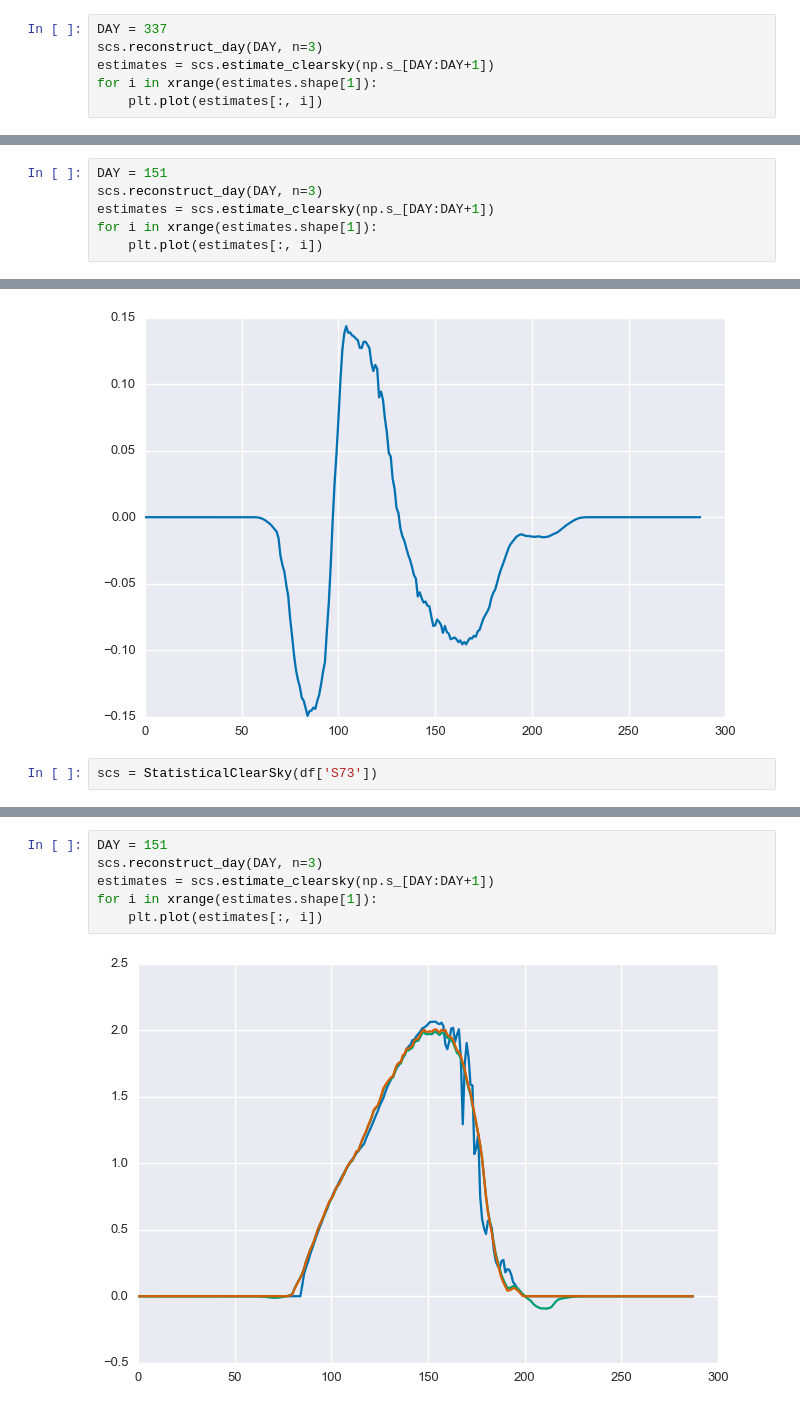
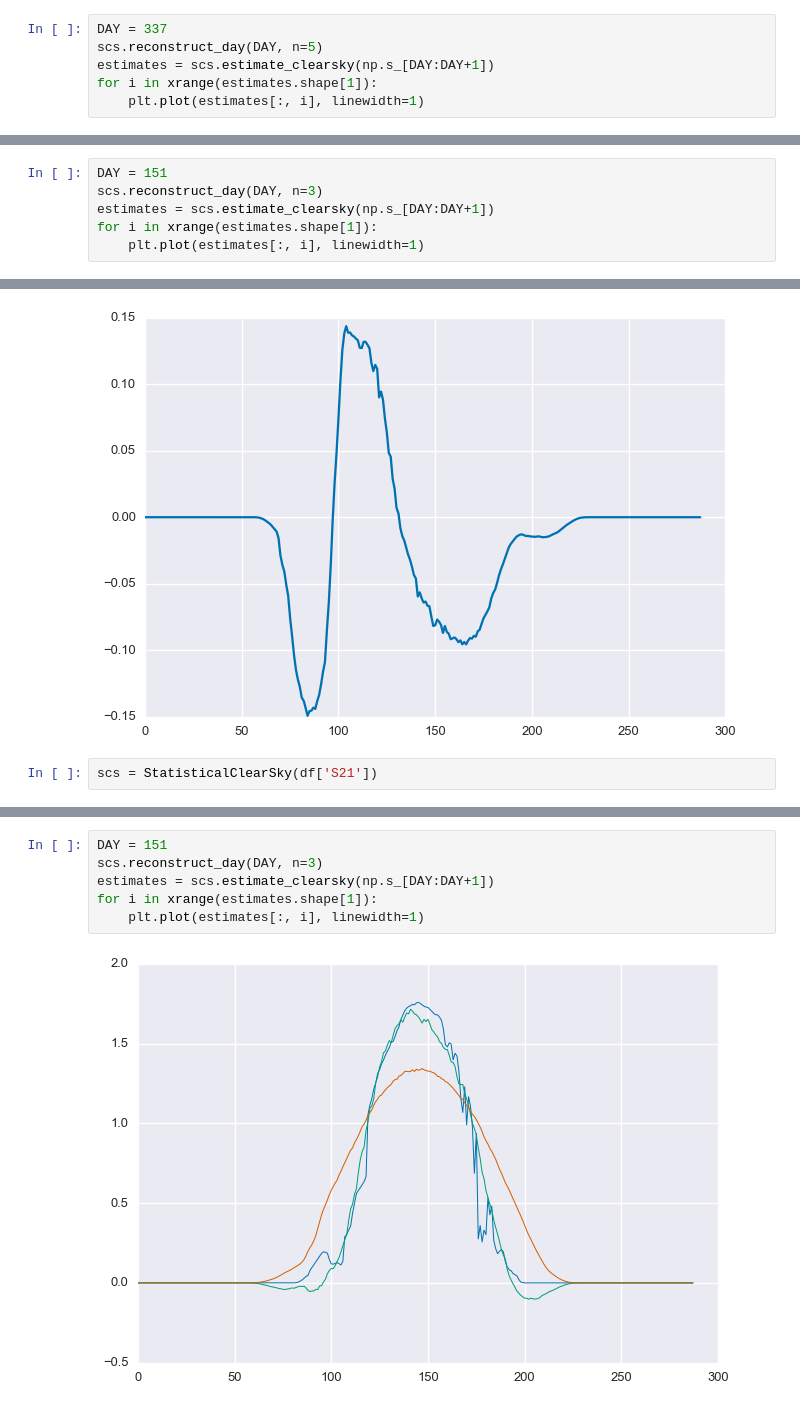
Before and after one commit to bmeyers/SolarForecasting, a Jupyter notebook: scratch_work_bennet.ipynb, the cells around one changed output, grey strips where cells are left out. Saved outputs shown, nothing was run; the diff lists cells and outputs as text.

```diff
--- a/scratch_work_bennet.ipynb
+++ b/scratch_work_bennet.ipynb
@@ -73,7 +78,7 @@ _ = scs.make_clearsky_model(mu=10**(2), eta=10**(-1.0), plot=True)
 # %%
 DAY = 337
-scs.reconstruct_day(DAY, n=3)
+scs.reconstruct_day(DAY, n=5)
 estimates = scs.estimate_clearsky(np.s_[DAY:DAY+1])
 for i in xrange(estimates.shape[1]):
-    plt.plot(estimates[:, i])
+    plt.plot(estimates[:, i], linewidth=1)
 # %% [output]
@@ -83,5 +88,5 @@ DAY = 151
 scs.reconstruct_day(DAY, n=3)
 estimates = scs.estimate_clearsky(np.s_[DAY:DAY+1])
 for i in xrange(estimates.shape[1]):
-    plt.plot(estimates[:, i])
+    plt.plot(estimates[:, i], linewidth=1)
 # %% [output]
@@ -105,5 +115,5 @@ plt.plot(scs.U[:, 2])
 [<matplotlib.lines.Line2D at 0x...>]
 [figure]
 # %%
-scs = StatisticalClearSky(df['S73'])
+scs = StatisticalClearSky(df['S21'])
 # %%
@@ -113,8 +123,8 @@ _ = scs.make_clearsky_model(mu=10**(2), eta=10**(-1.0), plot=True)
 # %%
 DAY = 151
 scs.reconstruct_day(DAY, n=3)
 estimates = scs.estimate_clearsky(np.s_[DAY:DAY+1])
 for i in xrange(estimates.shape[1]):
-    plt.plot(estimates[:, i])
+    plt.plot(estimates[:, i], linewidth=1)
 # %% [output]
-[figure, old version]
+[figure, new version]
```
Also changed, not shown: parts of 31 cells of this notebook, 2 other files.
